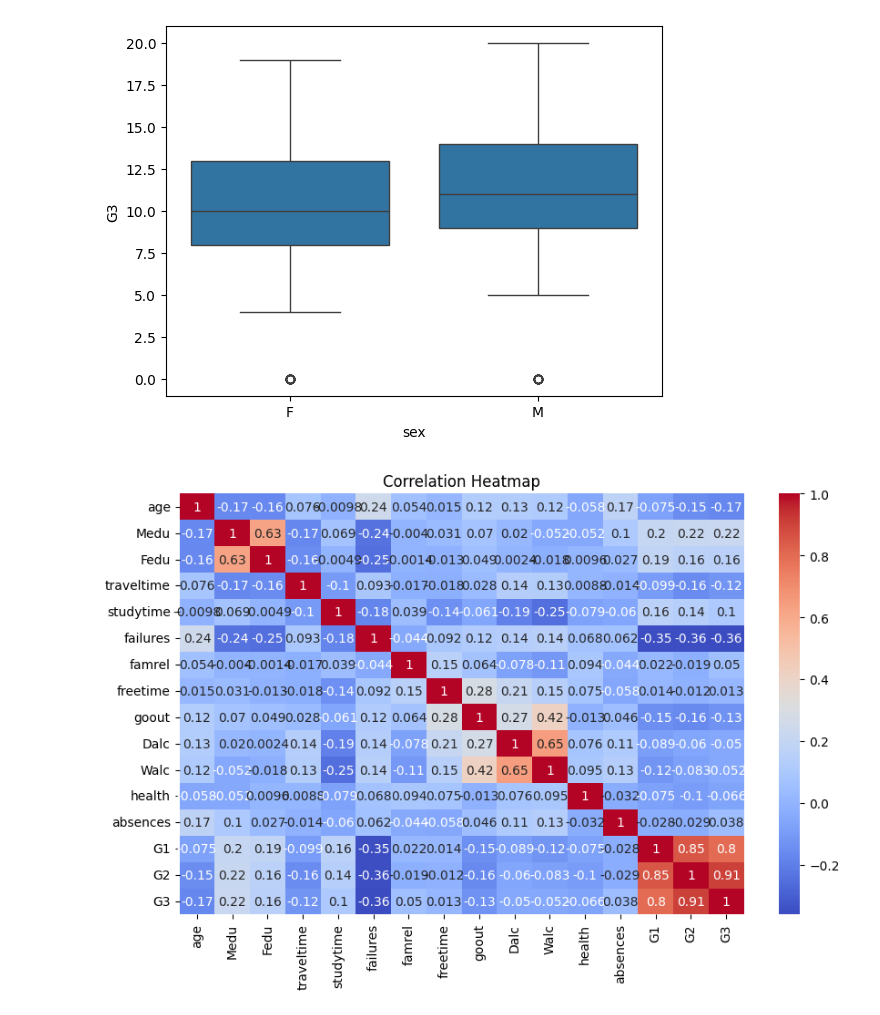
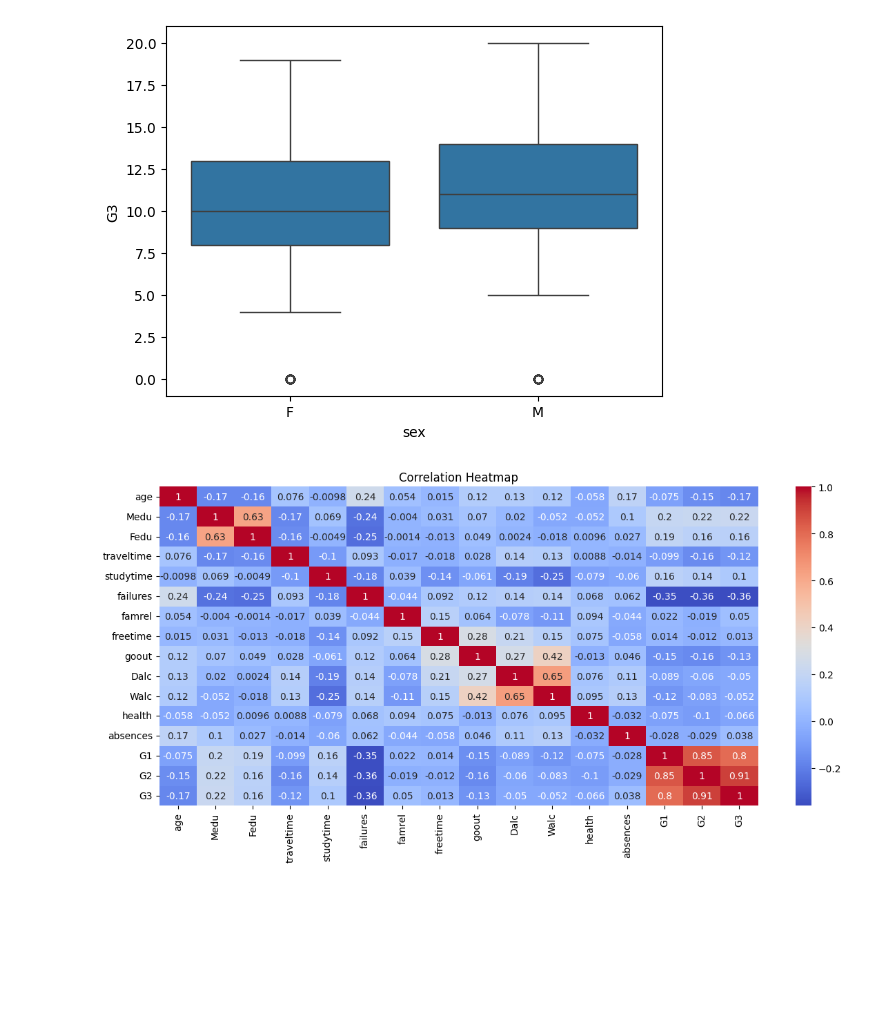
Before and after one commit to alaakabalan/student-performance-pisa-analysis, a Jupyter notebook: notebooks/01_initial_exploration.ipynb, the cells around one changed output. Cells and saved outputs as stored; diff of their text form; code cells hidden in the pictures; blank space fills up the shorter version.

```diff
--- a/notebooks/01_initial_exploration.ipynb
+++ b/notebooks/01_initial_exploration.ipynb
@@ -128,9 +128,9 @@ plt.show()
 [figure]
 # %%
 # 3. Correlation heatmap
-plt.figure(figsize=(10,6))
+plt.figure(figsize=(14,6))
 sns.heatmap(df.corr(numeric_only=True), annot=True, cmap='coolwarm')
 plt.title('Correlation Heatmap')
 plt.show()
 # %% [output]
-[figure, old version]
+[figure, new version]
```
Also changed, not shown: parts of 16 cells of this notebook, 1 other file.
